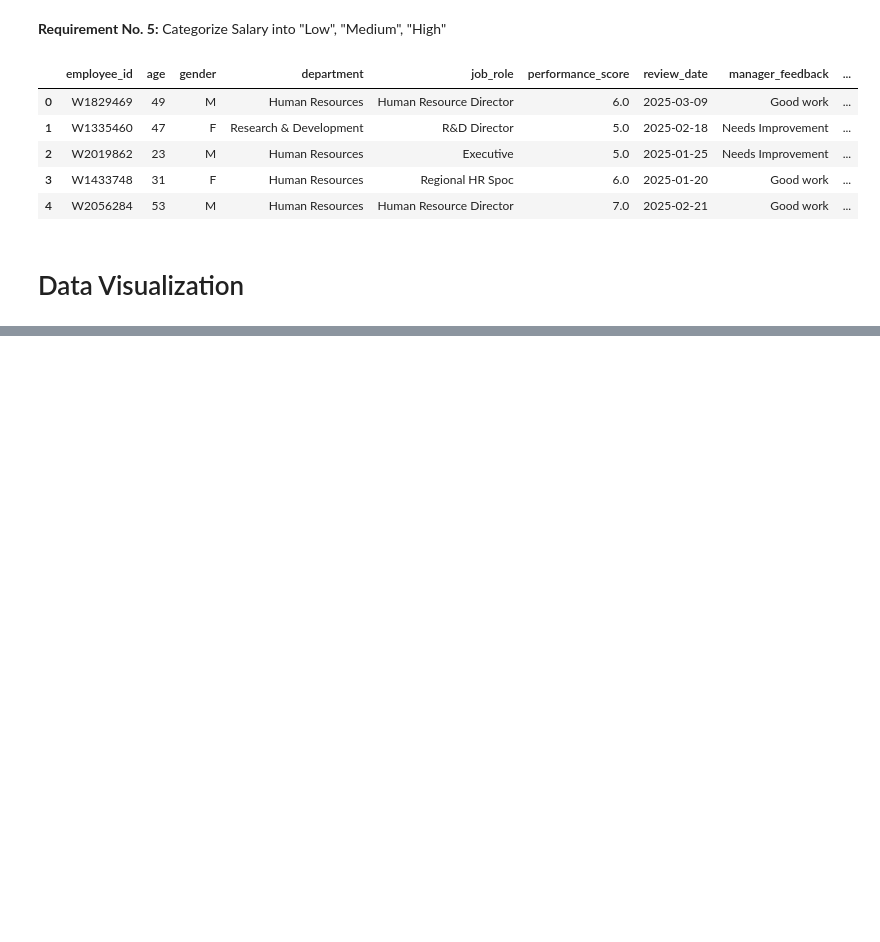
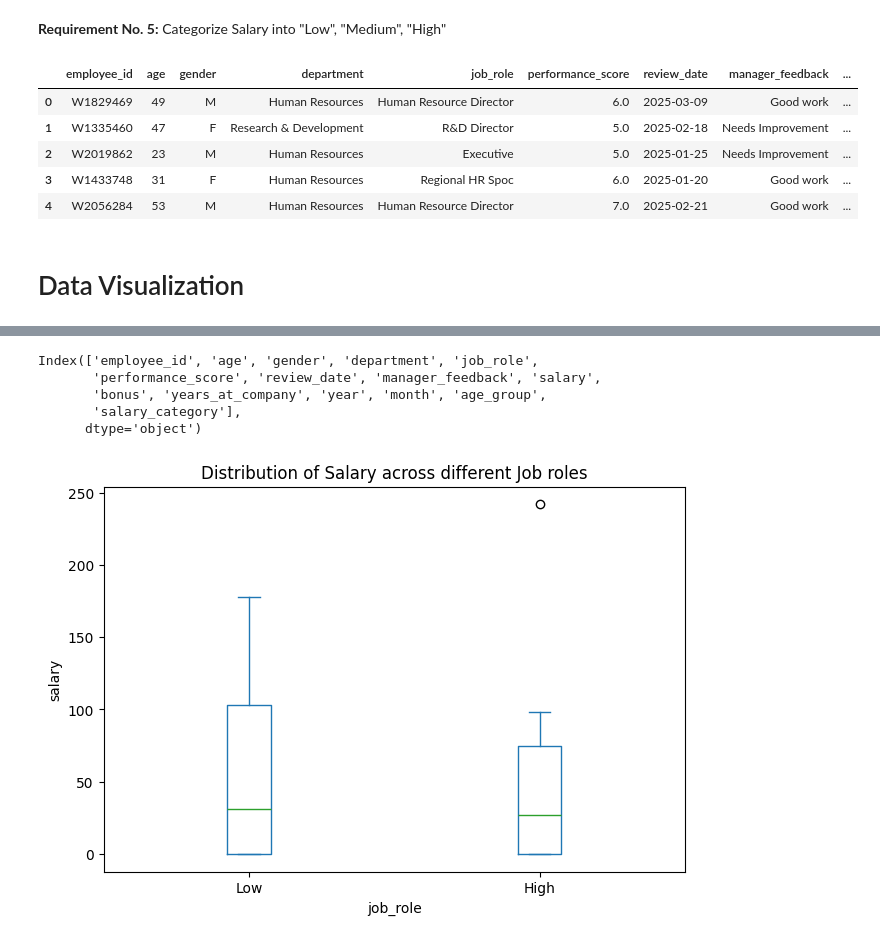
Before and after one commit to KrishVM-4687/Python-DAV-Projects, a Jupyter notebook: Employee_Performance_and_Salary_Analysis.ipynb, the cells around one changed output, grey strips where cells are left out. Cells and saved outputs as stored; diff of their text form; code cells hidden in the pictures; blank space fills up the shorter version.

```diff
--- a/Employee_Performance_and_Salary_Analysis.ipynb
+++ b/Employee_Performance_and_Salary_Analysis.ipynb
@@ -350,0 +398,22 @@ df.head()
+# %%
+df.columns
+# %% [output]
+Index(['employee_id', 'age', 'gender', 'department', 'job_role',
+       'performance_score', 'review_date', 'manager_feedback', 'salary',
+       'bonus', 'years_at_company', 'year', 'month', 'age_group',
+       'salary_category'],
+      dtype='object')
+# %%
+#Step 1: Pivot the data for easier plotting
+
+pivot2_df = df.pivot_table(index='job_role', columns='salary_category', values='salary', aggfunc='count')
+# %%
+#Step 2: Use Box plot to compare
+
+pivot2_df.plot(kind='box',figsize=(7.5,5))
+plt.xlabel('job_role')
+plt.ylabel('salary')
+plt.title('Distribution of Salary across different Job roles')
+plt.show()
+# %% [output]
+[figure, added]
```
Also changed, not shown: parts of 16 cells of this notebook.
